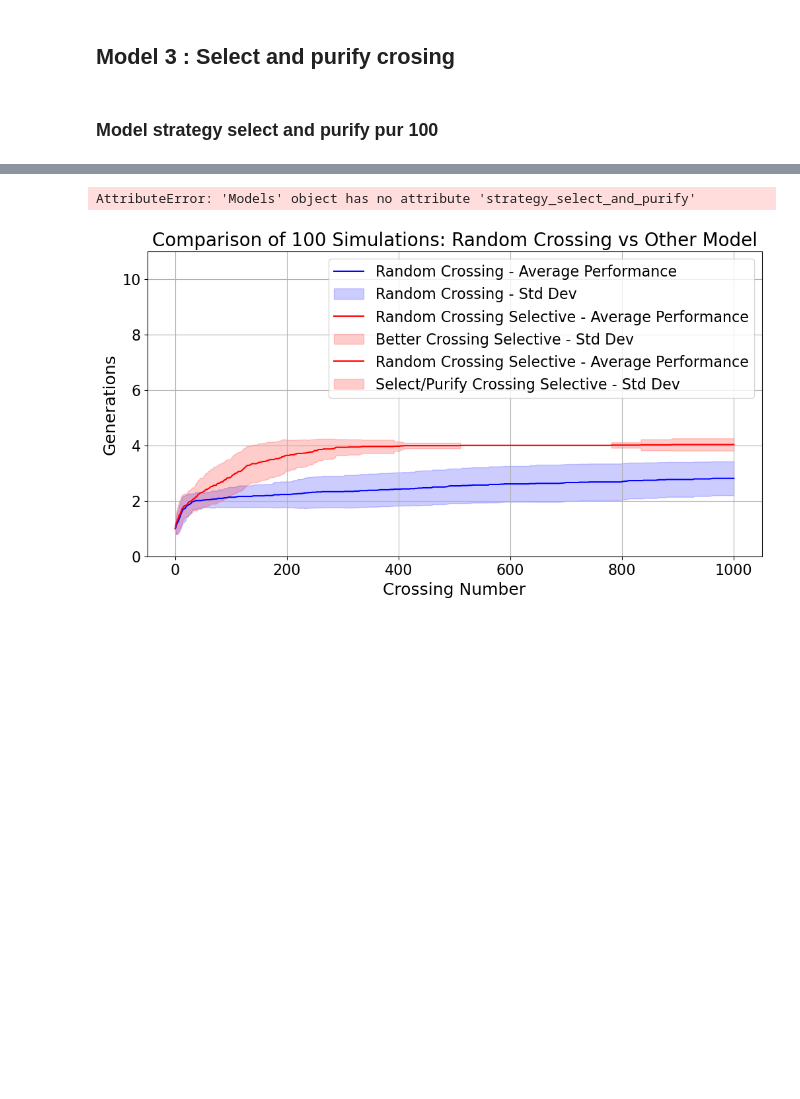
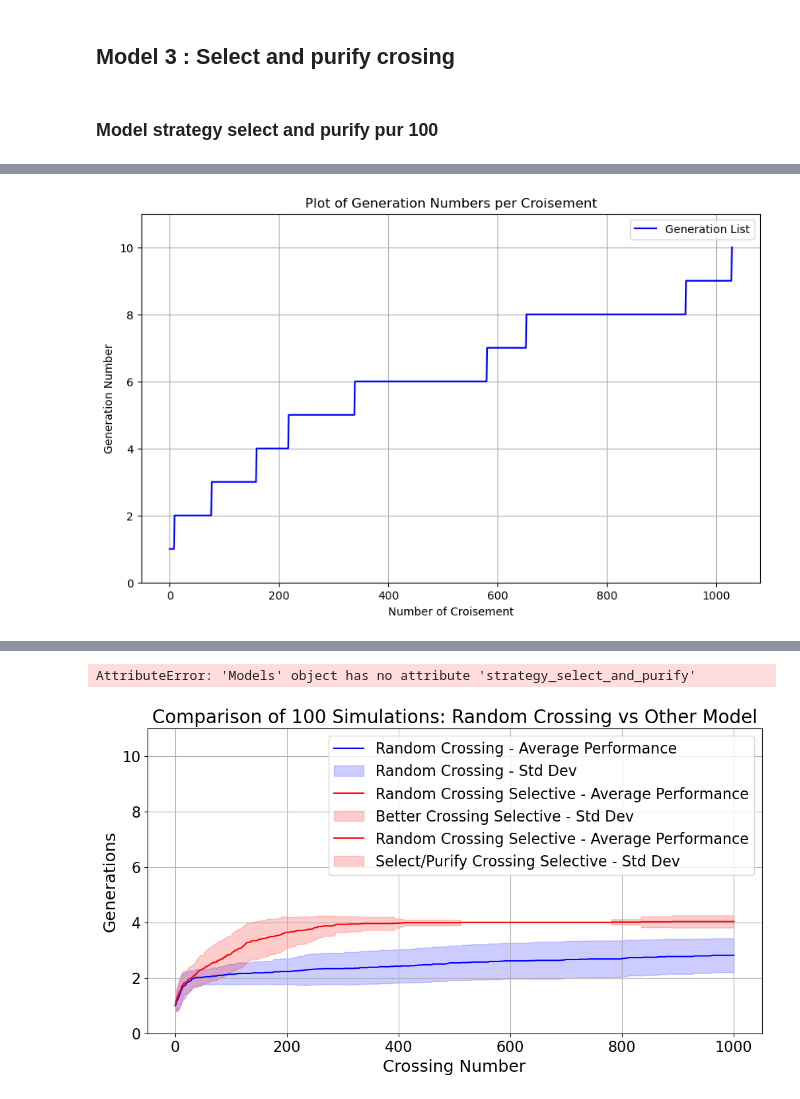
Before and after one commit to Plogeur/Road2Ten, a Jupyter notebook: model.ipynb, the cells around one changed output, grey strips where cells are left out. Cells and saved outputs as stored; diff of their text form; code cells hidden in the pictures; blank space fills up the shorter version.

```diff
--- a/model.ipynb
+++ b/model.ipynb
@@ -422,5 +426,9 @@ for i in range(crosing_number) :
     list_select_purify.append(better_generation)
     if generation == 10 :
         break
+# %%
+plot_simlation(list_select_purify)
+# %% [output]
+[figure, added]
 # %%
 elevage = Models()
```
Also changed, not shown: parts of 8 cells of this notebook.
